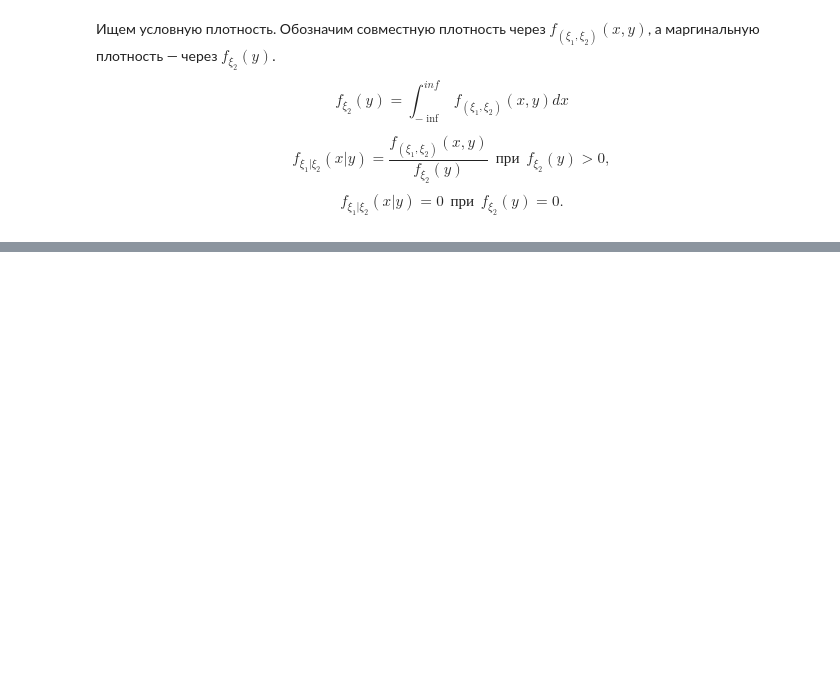
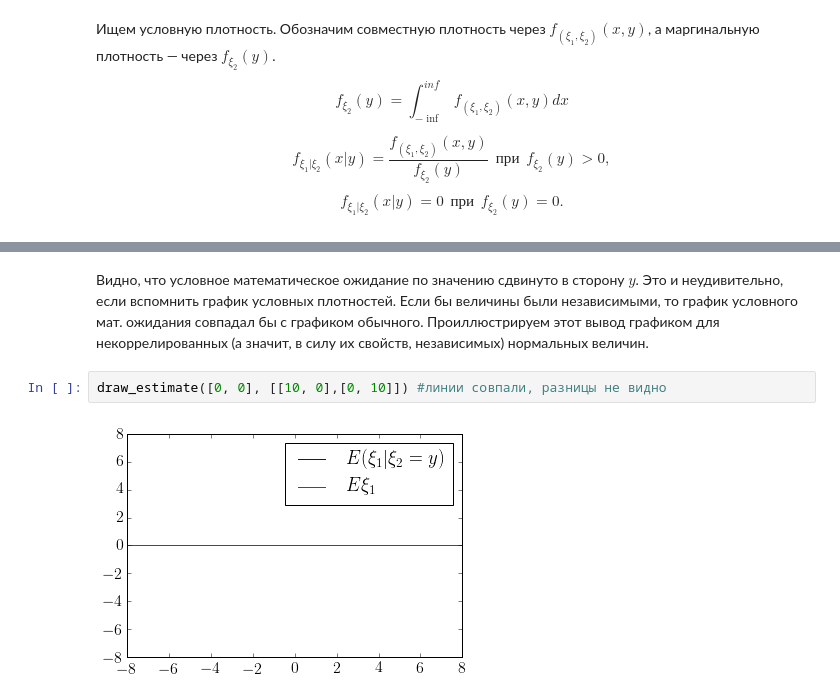
Before and after one commit to Oktosha/stats-2016, a Jupyter notebook: 5_conditional-expectation-I/kolodzey_496_5.1.ipynb, the cells around one changed output, grey strips where cells are left out. Saved outputs shown, nothing was run; the diff lists cells and outputs as text; blank space fills up the shorter version.

```diff
--- a/5_conditional-expectation-I/kolodzey_496_5.1.ipynb
+++ b/5_conditional-expectation-I/kolodzey_496_5.1.ipynb
@@ -130,0 +202,6 @@ def get_conditional_density_for(y):
+# %% [markdown]
+Видно, что условное математическое ожидание по значению сдвинуто в сторону $y$. Это и неудивительно, если вспомнить график условных плотностей. Если бы величины были независимыми, то график условного мат. ожидания совпадал бы с графиком обычного. Проиллюстрируем этот вывод графиком для некоррелированных (а значит, в силу их свойств, независимых) нормальных величин.
+# %%
+draw_estimate([0, 0], [[10, 0],[0, 10]]) #линии совпали, разницы не видно
+# %% [output]
+[figure, added]
```
Also changed, not shown: parts of 11 cells of this notebook, 3 other files.
